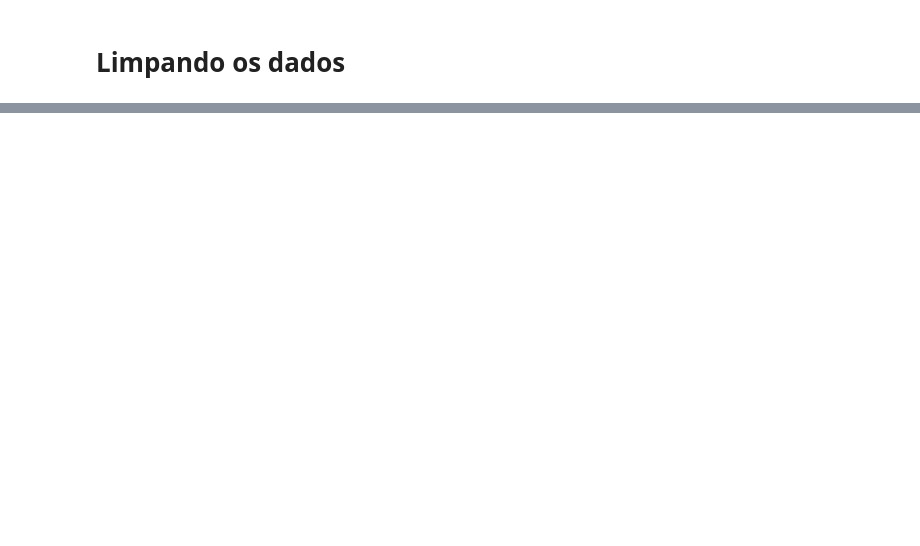
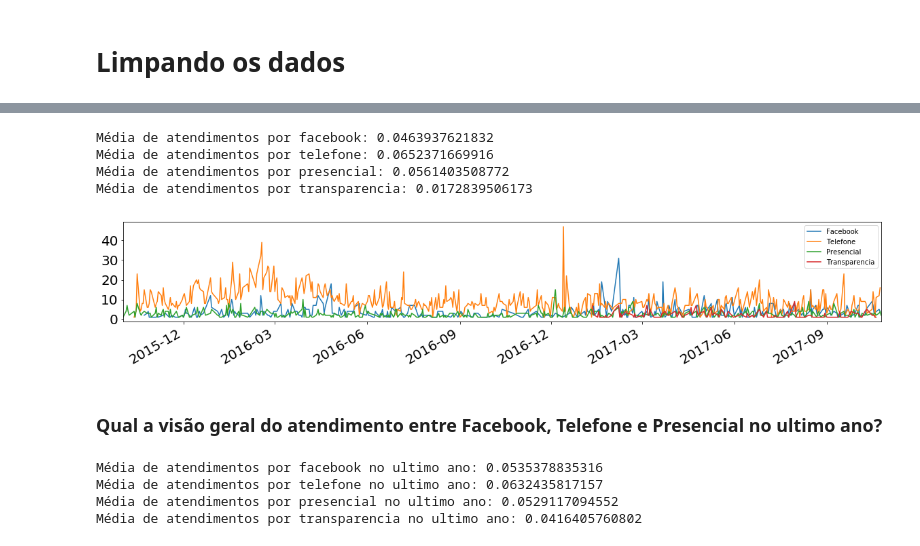
Before and after one commit to lorenzofantunes/Data-Science---Demandas-Prefeitura, a Jupyter notebook: Demandas.ipynb, the cells around one changed output, grey strips where cells are left out. Saved outputs shown, nothing was run; the diff lists cells and outputs as text; code cells hidden in the pictures; blank space fills up the shorter version.

```diff
--- a/Demandas.ipynb
+++ b/Demandas.ipynb
@@ -154,0 +110,35 @@ Name: abertura, Length: 432, dtype: int64
+# %%
+facebook = df.loc[df['origem'] == 'Facebook']['abertura'].value_counts().sort_index()
+telefone = df.loc[df['origem'] == 'Telefone']['abertura'].value_counts().sort_index()
+presencial = df.loc[df['origem'] == 'Presencial']['abertura'].value_counts().sort_index()
+transparencia = df.loc[df['origem'] == 'Portal da transparência']['abertura'].value_counts().sort_index()
+
+for x in zip([facebook, telefone, presencial, transparencia], ["facebook", "telefone", "presencial", "transparencia"]):
+    media = x[0].count()/df.count().abertura
+    print("Média de atendimentos por " + x[1] + ": " + str(media))
+# %% [output]
+Média de atendimentos por facebook: 0.0463937621832
+Média de atendimentos por telefone: 0.0652371669916
+Média de atendimentos por presencial: 0.0561403508772
+Média de atendimentos por transparencia: 0.0172839506173
+# %%
+fig, ax = subplots()
+
+facebook.plot(kind="line", figsize=(20, 3), fontsize=20, legend=True, ax=ax)
+telefone.plot(kind="line", figsize=(20, 3), fontsize=20, legend=True, ax=ax)
+presencial.plot(kind="line", figsize=(20, 3), fontsize=20, legend=True, ax=ax)
+transparencia.plot(kind="line", figsize=(20, 3), fontsize=20, legend=True, ax=ax)
+ax.legend(["Facebook", "Telefone", "Presencial", "Transparencia"]);
+# %% [output]
+[figure, added]
+# %% [markdown]
+### Qual a visão geral do atendimento entre Facebook, Telefone e Presencial no ultimo ano?
+# %%
+for x in zip([facebook.loc[facebook.index >= '2017-01-01'], telefone.loc[telefone.index >= '2017-01-01'], presencial.loc[presencial.index >= '2017-01-01'], transparencia.loc[transparencia.index >= '2017-01-01']], ["facebook", "telefone", "presencial", "transparencia"]):
+    media = x[0].count()/df[df.abertura >= '2017-01-01'].count().abertura
+    print("Média de atendimentos por " + x[1] + " no ultimo ano: " + str(media))
+# %% [output]
+Média de atendimentos por facebook no ultimo ano: 0.0535378835316
+Média de atendimentos por telefone no ultimo ano: 0.0632435817157
+Média de atendimentos por presencial no ultimo ano: 0.0529117094552
+Média de atendimentos por transparencia no ultimo ano: 0.0416405760802
```
Also changed, not shown: parts of 37 cells of this notebook.
